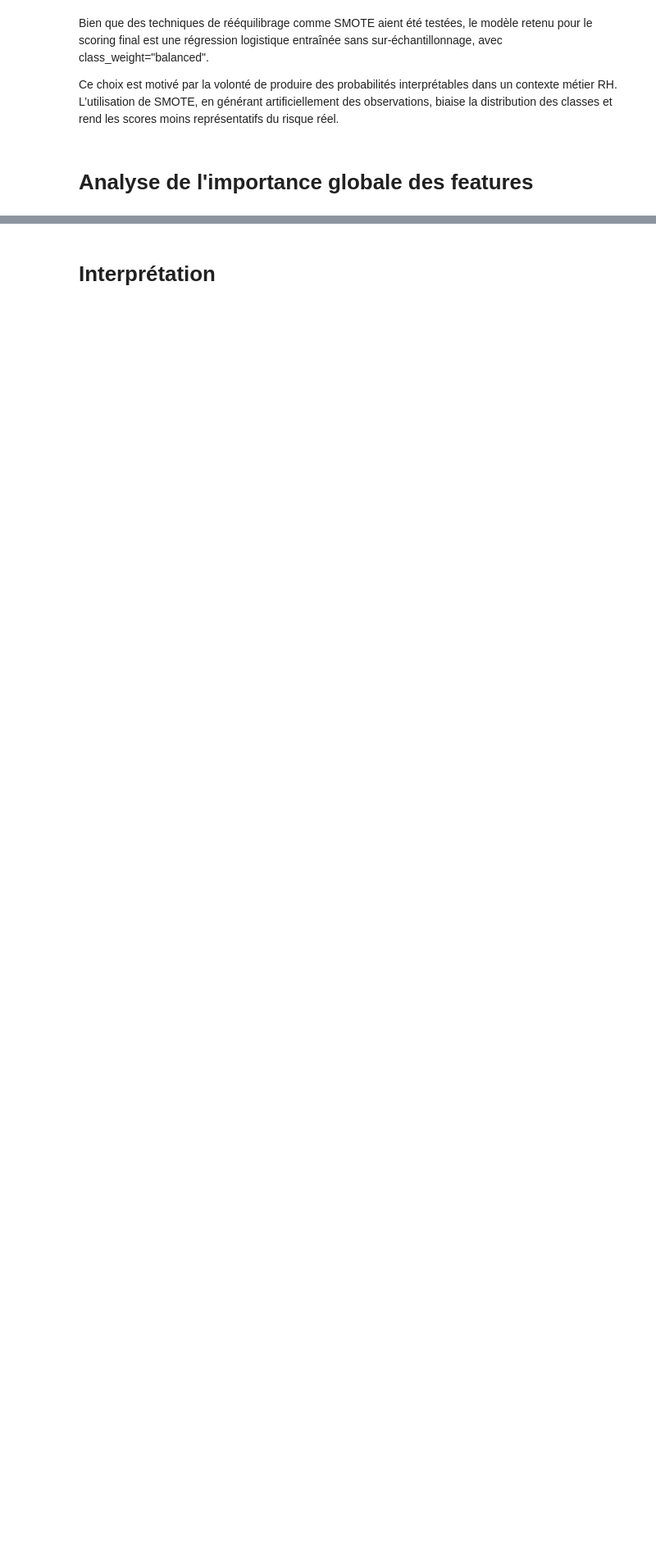
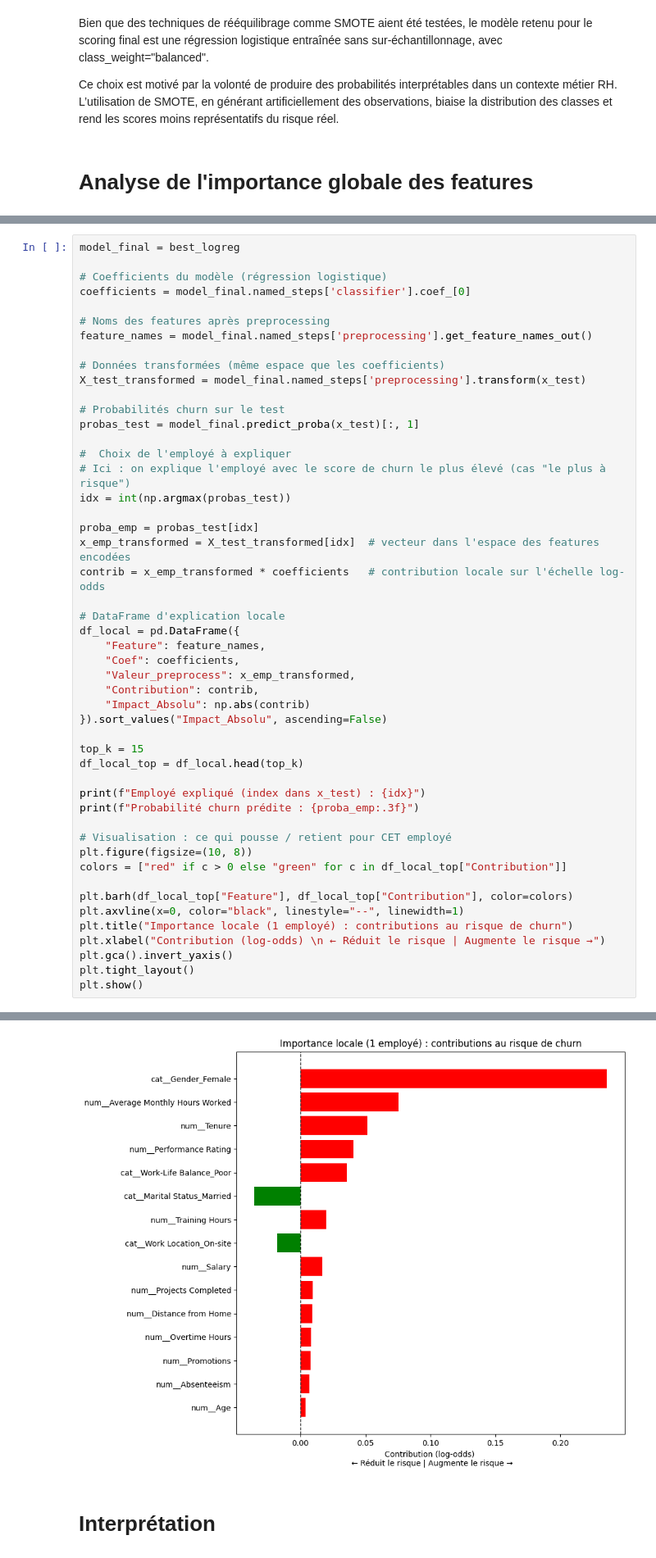
Before and after one commit to Keisuke-Baji/Projet_employee_churn, a Jupyter notebook: model_training.ipynb, the cells around one changed output, grey strips where cells are left out. Shown at 82% size. Saved outputs shown, nothing was run; the diff lists cells and outputs as text; blank space fills up the shorter version.

```diff
--- a/model_training.ipynb
+++ b/model_training.ipynb
@@ -1150,0 +1155,50 @@ plt.show()
+# %%
+model_final = best_logreg
+
+# Coefficients du modèle (régression logistique)
+coefficients = model_final.named_steps['classifier'].coef_[0]
+
+# Noms des features après preprocessing
+feature_names = model_final.named_steps['preprocessing'].get_feature_names_out()
+
+# Données transformées (même espace que les coefficients)
+X_test_transformed = model_final.named_steps['preprocessing'].transform(x_test)
+
+# Probabilités churn sur le test
+probas_test = model_final.predict_proba(x_test)[:, 1]
+
+#  Choix de l'employé à expliquer
+# Ici : on explique l'employé avec le score de churn le plus élevé (cas "le plus à risque")
+idx = int(np.argmax(probas_test))
+
+proba_emp = probas_test[idx]
+x_emp_transformed = X_test_transformed[idx]  # vecteur dans l'espace des features encodées
+contrib = x_emp_transformed * coefficients   # contribution locale sur l'échelle log-odds
+
+# DataFrame d'explication locale
+df_local = pd.DataFrame({
+    "Feature": feature_names,
+    "Coef": coefficients,
+    "Valeur_preprocess": x_emp_transformed,
+    "Contribution": contrib,
+    "Impact_Absolu": np.abs(contrib)
+}).sort_values("Impact_Absolu", ascending=False)
+
+top_k = 15
+df_local_top = df_local.head(top_k)
+
+print(f"Employé expliqué (index dans x_test) : {idx}")
+print(f"Probabilité churn prédite : {proba_emp:.3f}")
+
+# Visualisation : ce qui pousse / retient pour CET employé
+plt.figure(figsize=(10, 8))
+colors = ["red" if c > 0 else "green" for c in df_local_top["Contribution"]]
+
+plt.barh(df_local_top["Feature"], df_local_top["Contribution"], color=colors)
+plt.axvline(x=0, color="black", linestyle="--", linewidth=1)
+plt.title("Importance locale (1 employé) : contributions au risque de churn")
+plt.xlabel("Contribution (log-odds) \n ← Réduit le risque | Augmente le risque →")
+plt.gca().invert_yaxis()
+plt.tight_layout()
+plt.show()
+# %% [output]
@@ -1151,3 +1207,4 @@ plt.show()
+[figure, added]
 # %% [markdown]
 # Interprétation
 # %% [markdown]
```
Also changed, not shown: parts of 2 cells of this notebook.
